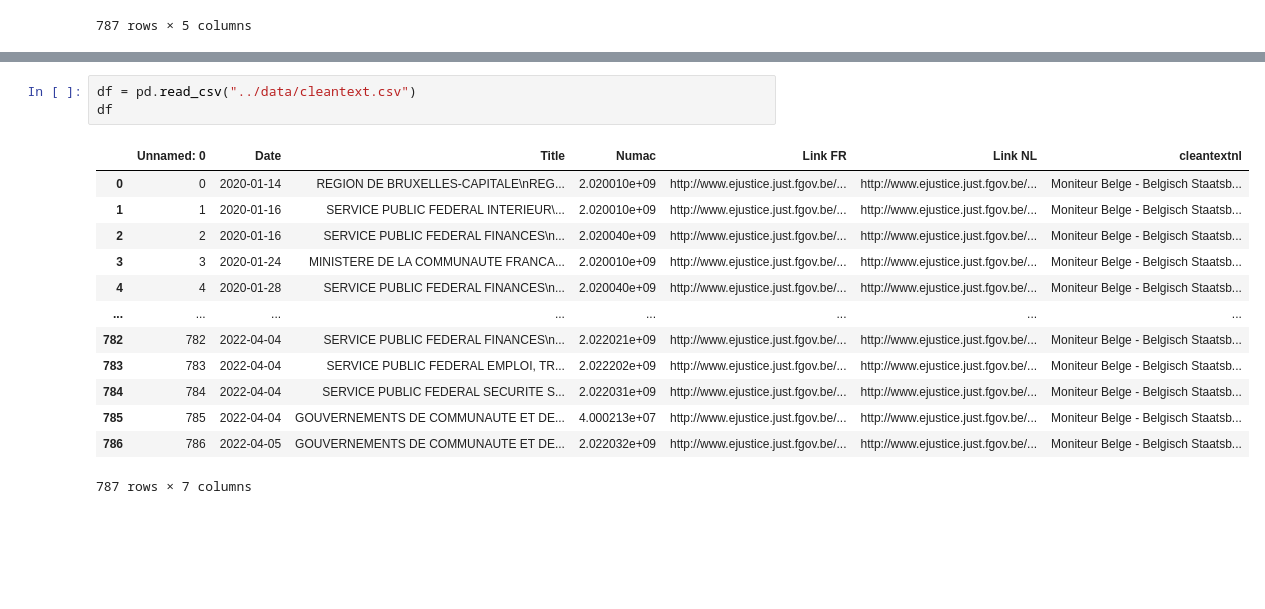
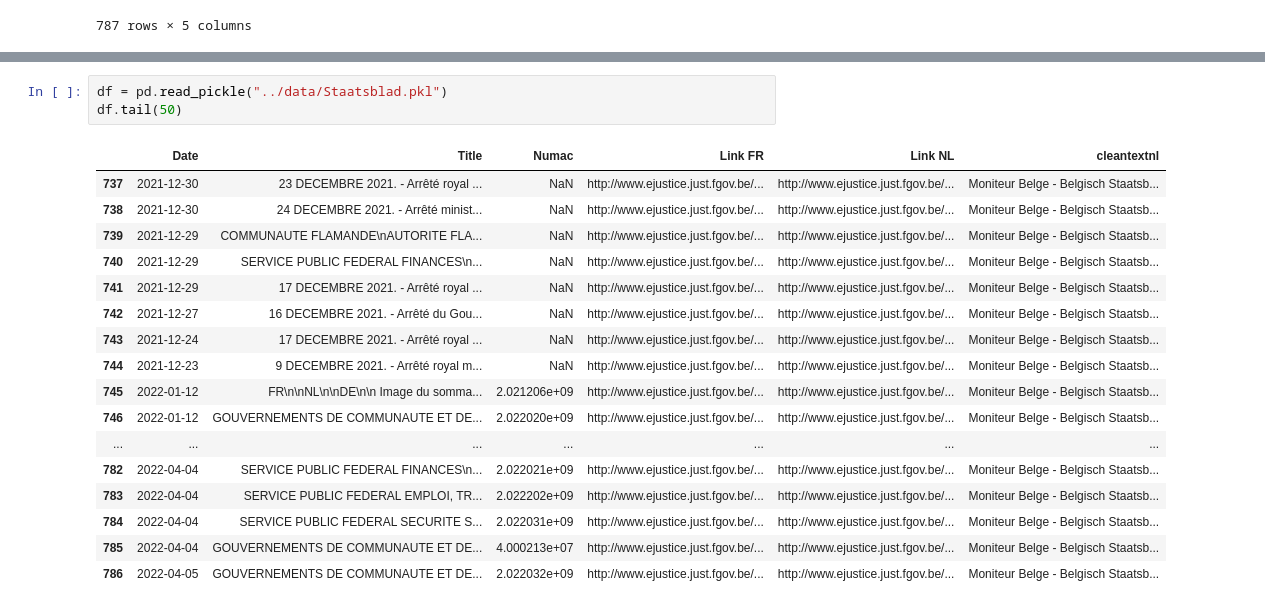
Before and after one commit to FrederickFranck/NLP-assignment, a Jupyter notebook: project/notebooks/Scrape.ipynb, the cells around one changed output, grey strips where cells are left out. Drawn from its saved outputs; the diff is of its cells as text; blank space fills up the shorter version.

```diff
--- a/project/notebooks/Scrape.ipynb
+++ b/project/notebooks/Scrape.ipynb
@@ -100,17 +95,21 @@ Done Scraping
 # %%
-df = pd.read_csv("../data/cleantext.csv")
-df
+df = pd.read_pickle("../data/Staatsblad.pkl")
+df.tail(50)
 # %% [output]
-|  | Unnamed: 0 | Date | Title | Numac | Link FR | Link NL | cleantextnl |
-| 0 | 0 | 2020-01-14 | REGION DE BRUXELLES-CAPITALE\nREG... | 2.020010e+09 | http://www.ejustice.just.fgov.be/... | http://www.ejustice.just.fgov.be/... | Moniteur Belge - Belgisch Staatsb... |
-| 1 | 1 | 2020-01-16 | SERVICE PUBLIC FEDERAL INTERIEUR\... | 2.020010e+09 | http://www.ejustice.just.fgov.be/... | http://www.ejustice.just.fgov.be/... | Moniteur Belge - Belgisch Staatsb... |
-| 2 | 2 | 2020-01-16 | SERVICE PUBLIC FEDERAL FINANCES\n... | 2.020040e+09 | http://www.ejustice.just.fgov.be/... | http://www.ejustice.just.fgov.be/... | Moniteur Belge - Belgisch Staatsb... |
-| 3 | 3 | 2020-01-24 | MINISTERE DE LA COMMUNAUTE FRANCA... | 2.020010e+09 | http://www.ejustice.just.fgov.be/... | http://www.ejustice.just.fgov.be/... | Moniteur Belge - Belgisch Staatsb... |
-| 4 | 4 | 2020-01-28 | SERVICE PUBLIC FEDERAL FINANCES\n... | 2.020040e+09 | http://www.ejustice.just.fgov.be/... | http://www.ejustice.just.fgov.be/... | Moniteur Belge - Belgisch Staatsb... |
-| ... | ... | ... | ... | ... | ... | ... | ... |
-| 782 | 782 | 2022-04-04 | SERVICE PUBLIC FEDERAL FINANCES\n... | 2.022021e+09 | http://www.ejustice.just.fgov.be/... | http://www.ejustice.just.fgov.be/... | Moniteur Belge - Belgisch Staatsb... |
-| 783 | 783 | 2022-04-04 | SERVICE PUBLIC FEDERAL EMPLOI, TR... | 2.022202e+09 | http://www.ejustice.just.fgov.be/... | http://www.ejustice.just.fgov.be/... | Moniteur Belge - Belgisch Staatsb... |
-| 784 | 784 | 2022-04-04 | SERVICE PUBLIC FEDERAL SECURITE S... | 2.022031e+09 | http://www.ejustice.just.fgov.be/... | http://www.ejustice.just.fgov.be/... | Moniteur Belge - Belgisch Staatsb... |
-| 785 | 785 | 2022-04-04 | GOUVERNEMENTS DE COMMUNAUTE ET DE... | 4.000213e+07 | http://www.ejustice.just.fgov.be/... | http://www.ejustice.just.fgov.be/... | Moniteur Belge - Belgisch Staatsb... |
-| 786 | 786 | 2022-04-05 | GOUVERNEMENTS DE COMMUNAUTE ET DE... | 2.022032e+09 | http://www.ejustice.just.fgov.be/... | http://www.ejustice.just.fgov.be/... | Moniteur Belge - Belgisch Staatsb... |
+|  | Date | Title | Numac | Link FR | Link NL | cleantextnl |
+| 737 | 2021-12-30 | 23 DECEMBRE 2021. - Arrêté royal ... | NaN | http://www.ejustice.just.fgov.be/... | http://www.ejustice.just.fgov.be/... | Moniteur Belge - Belgisch Staatsb... |
+| 738 | 2021-12-30 | 24 DECEMBRE 2021. - Arrêté minist... | NaN | http://www.ejustice.just.fgov.be/... | http://www.ejustice.just.fgov.be/... | Moniteur Belge - Belgisch Staatsb... |
+| 739 | 2021-12-29 | COMMUNAUTE FLAMANDE\nAUTORITE FLA... | NaN | http://www.ejustice.just.fgov.be/... | http://www.ejustice.just.fgov.be/... | Moniteur Belge - Belgisch Staatsb... |
+| 740 | 2021-12-29 | SERVICE PUBLIC FEDERAL FINANCES\n... | NaN | http://www.ejustice.just.fgov.be/... | http://www.ejustice.just.fgov.be/... | Moniteur Belge - Belgisch Staatsb... |
+| 741 | 2021-12-29 | 17 DECEMBRE 2021. - Arrêté royal ... | NaN | http://www.ejustice.just.fgov.be/... | http://www.ejustice.just.fgov.be/... | Moniteur Belge - Belgisch Staatsb... |
+| 742 | 2021-12-27 | 16 DECEMBRE 2021. - Arrêté du Gou... | NaN | http://www.ejustice.just.fgov.be/... | http://www.ejustice.just.fgov.be/... | Moniteur Belge - Belgisch Staatsb... |
+| 743 | 2021-12-24 | 17 DECEMBRE 2021. - Arrêté royal ... | NaN | http://www.ejustice.just.fgov.be/... | http://www.ejustice.just.fgov.be/... | Moniteur Belge - Belgisch Staatsb... |
+| 744 | 2021-12-23 | 9 DECEMBRE 2021. - Arrêté royal m... | NaN | http://www.ejustice.just.fgov.be/... | http://www.ejustice.just.fgov.be/... | Moniteur Belge - Belgisch Staatsb... |
+| 745 | 2022-01-12 | FR\n\nNL\n\nDE\n\n Image du somma... | 2.021206e+09 | http://www.ejustice.just.fgov.be/... | http://www.ejustice.just.fgov.be/... | Moniteur Belge - Belgisch Staatsb... |
+| 746 | 2022-01-12 | GOUVERNEMENTS DE COMMUNAUTE ET DE... | 2.022020e+09 | http://www.ejustice.just.fgov.be/... | http://www.ejustice.just.fgov.be/... | Moniteur Belge - Belgisch Staatsb... |
+| ... | ... | ... | ... | ... | ... | ... |
+| 782 | 2022-04-04 | SERVICE PUBLIC FEDERAL FINANCES\n... | 2.022021e+09 | http://www.ejustice.just.fgov.be/... | http://www.ejustice.just.fgov.be/... | Moniteur Belge - Belgisch Staatsb... |
+| 783 | 2022-04-04 | SERVICE PUBLIC FEDERAL EMPLOI, TR... | 2.022202e+09 | http://www.ejustice.just.fgov.be/... | http://www.ejustice.just.fgov.be/... | Moniteur Belge - Belgisch Staatsb... |
+| 784 | 2022-04-04 | SERVICE PUBLIC FEDERAL SECURITE S... | 2.022031e+09 | http://www.ejustice.just.fgov.be/... | http://www.ejustice.just.fgov.be/... | Moniteur Belge - Belgisch Staatsb... |
+| 785 | 2022-04-04 | GOUVERNEMENTS DE COMMUNAUTE ET DE... | 4.000213e+07 | http://www.ejustice.just.fgov.be/... | http://www.ejustice.just.fgov.be/... | Moniteur Belge - Belgisch Staatsb... |
+| 786 | 2022-04-05 | GOUVERNEMENTS DE COMMUNAUTE ET DE... | 2.022032e+09 | http://www.ejustice.just.fgov.be/... | http://www.ejustice.just.fgov.be/... | Moniteur Belge - Belgisch Staatsb... |
-787 rows × 7 columns
```
Also changed, not shown: parts of 1 cell of this notebook, 2 other files.
